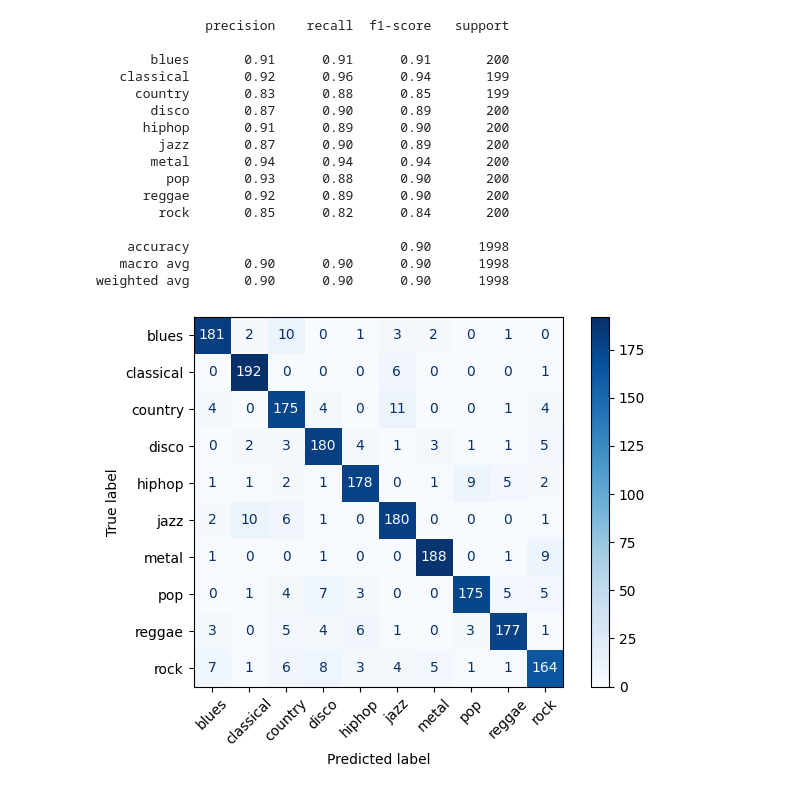
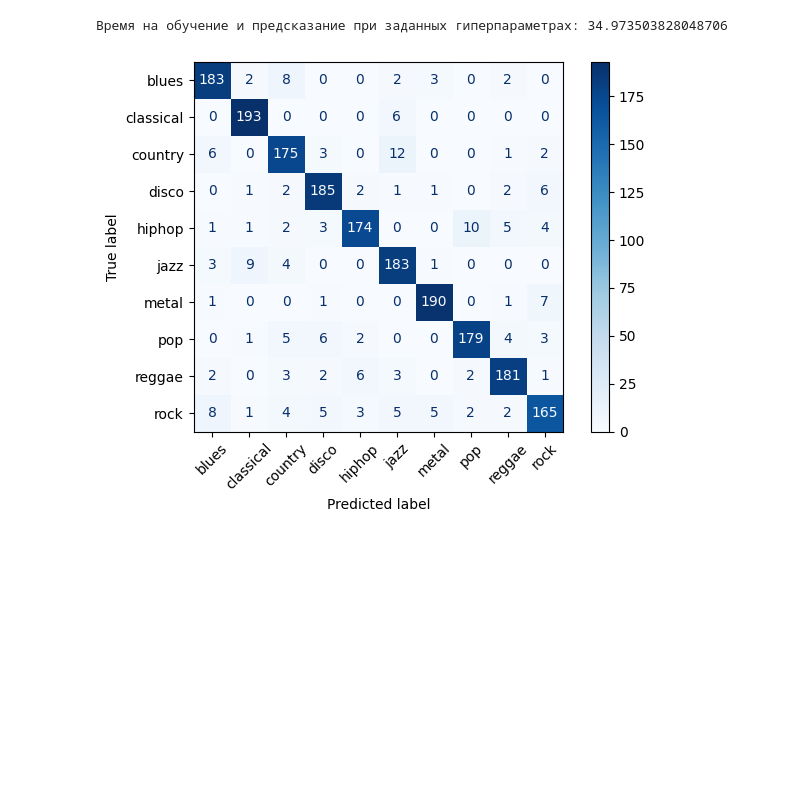
Before and after one commit to Anastassia2w/Music-Genre-Classification, a Jupyter notebook: trainig.ipynb, the cells around one changed output. Drawn from its saved outputs; the diff is of its cells as text; code cells hidden in the pictures; blank space fills up the shorter version.

```diff
--- a/trainig.ipynb
+++ b/trainig.ipynb
@@ -123,8 +90,0 @@ param_ran = {
-# %%
-from sklearn.model_selection import RandomizedSearchCV #skip
-
-random_search = RandomizedSearchCV(model_ran, param_ran, n_iter=10, random_state=42, cv=4)
-random_search.fit(X_train, y_train)
-print(random_search.best_params_)
-y_pred = random_search.predict(X_test)
-print(classification_report(y_test, y_pred, target_names=le.classes_, zero_division=0.0))
@@ -148,13 +92,20 @@ International       0.54      0.56      0.55       200
 from sklearn.model_selection import GridSearchCV
 
 param_grid = {
-    'learning_rate': [0.1, 0.2, 0.3],
-    'max_depth': [1, 2, 3],
-    'n_estimators': [900, 1000, 1100]
+    'learning_rate': [0.2, 0.3, 0.4],
+    'max_depth': [4, 5, 6],
+    'n_estimators': [1000]
         }
 # %%
-grid = GridSearchCV(XGBClassifier(eval_metric='mlogloss'), param_grid, cv=4)
+import time
+
+model = XGBClassifier(objective="reg:squaredlogerror", eval_metric="mlogloss")
+start_time = time.time()
+grid = GridSearchCV(model, param_grid, cv=4)
 grid.fit(X_train, y_train)
+end_time = time.time()
+execution_time = end_time - start_time
+print("Время на поиск гиперпараметров:", execution_time)
 print(grid.best_params_)
 y_pred = grid.predict(X_test)
 print(classification_report(y_test, y_pred, target_names=le.classes_, zero_division=0.0))
@@ -179,38 +131,27 @@ weighted avg       0.80      0.80      0.80       200
 # %%
-model = XGBClassifier('''tree_method="hist", learning_rate=0.2, max_depth=2, n_estimators=1100''')
+import time
+
+start_time = time.time()
+model = XGBClassifier(objective="reg:squaredlogerror", eval_metric="mlogloss", learning_rate=0.2, max_depth=5, n_estimators=1000)
 model.fit(X_train, y_train)
-
 y_pred = model.predict(X_test)
-print(classification_report(y_test, y_pred, target_names=le.classes_, zero_division=0.0))
+end_time = time.time()
+execution_time = end_time - start_time
+print("Время на обучение и предсказание при заданных гиперпараметрах:", execution_time)
 
 from sklearn.metrics import confusion_matrix, ConfusionMatrixDisplay
 import matplotlib.pyplot as plt
 
 cm = confusion_matrix(y_test, y_pred)
 disp = ConfusionMatrixDisplay(confusion_matrix=cm, display_labels=le.classes_)
 disp.plot(cmap=plt.cm.Blues, xticks_rotation=45)
 plt.tight_layout()
 plt.show()
 
 import pickle
 
 file_name="network.pkl"
 pickle.dump(model, open(file_name, "wb"))
 # %% [output]
-              precision    recall  f1-score   support
-
-       blues       0.91      0.91      0.91       200
-   classical       0.92      0.96      0.94       199
-     country       0.83      0.88      0.85       199
-       disco       0.87      0.90      0.89       200
-      hiphop       0.91      0.89      0.90       200
-        jazz       0.87      0.90      0.89       200
-       metal       0.94      0.94      0.94       200
-         pop       0.93      0.88      0.90       200
-      reggae       0.92      0.89      0.90       200
-        rock       0.85      0.82      0.84       200
-
-    accuracy                           0.90      1998
-   macro avg       0.90      0.90      0.90      1998
-weighted avg       0.90      0.90      0.90      1998
+Время на обучение и предсказание при заданных гиперпараметрах: 34.973503828048706
-[figure, old version]
+[figure, new version]
```
Also changed, not shown: parts of 6 cells of this notebook, 1 other file.
